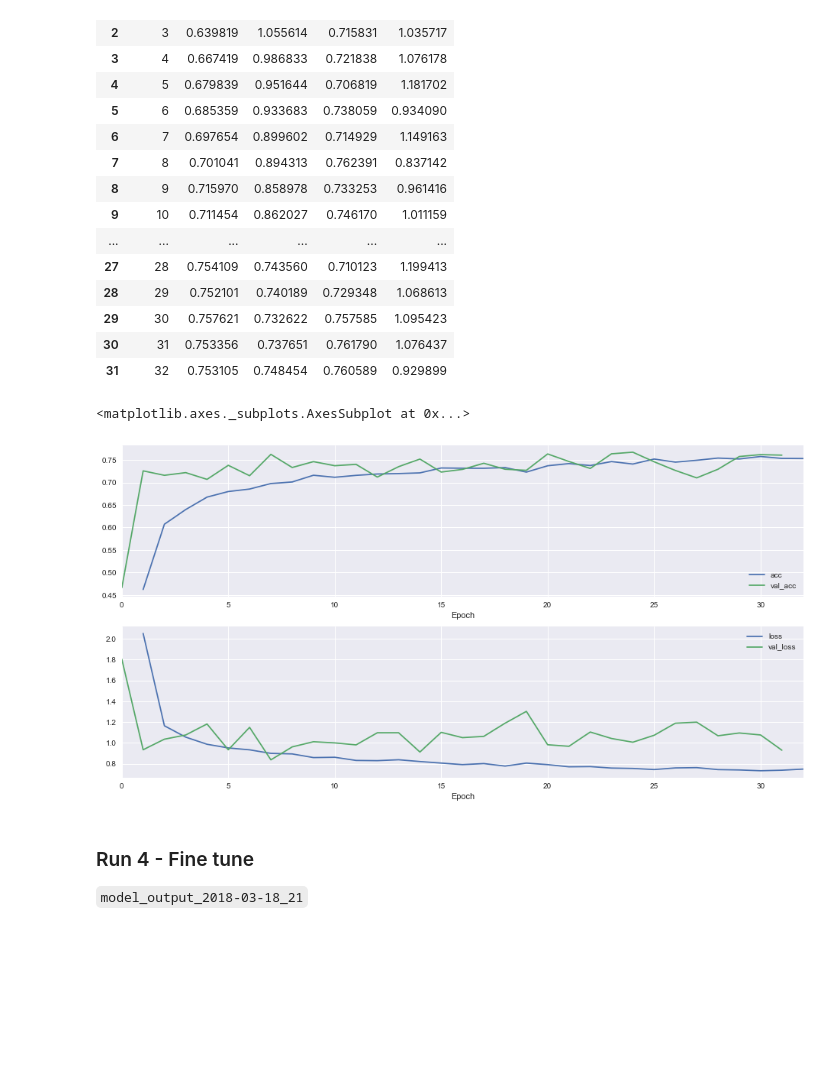
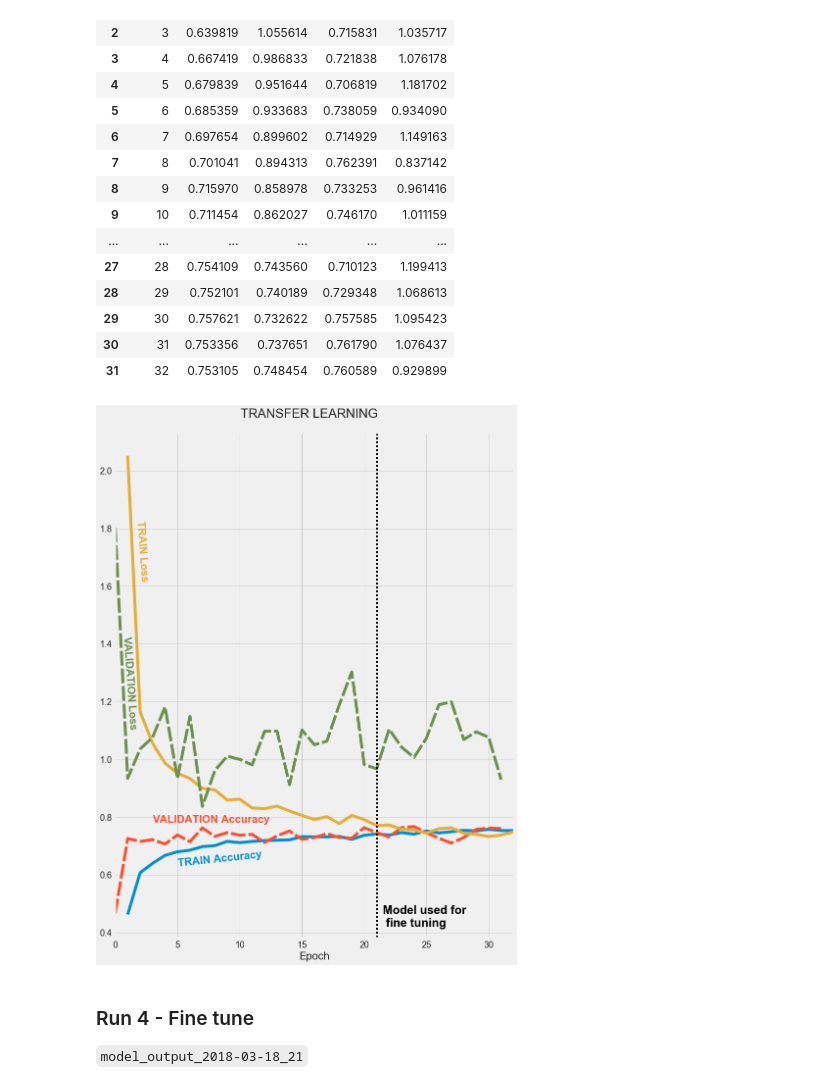
Before and after one commit to chrisrb10/nested, a Jupyter notebook: run_plots.ipynb, the cells around one changed output. Drawn from its saved outputs; the diff is of its cells as text; code cells hidden in the pictures; blank space fills up the shorter version.

```diff
--- a/run_plots.ipynb
+++ b/run_plots.ipynb
@@ -7,6 +7,12 @@ import numpy as np
 import matplotlib.pyplot as plt
 import seaborn as sns
 sns.set()
+
+import matplotlib.style as style
+style.use('fivethirtyeight')
+
+#sns.set_context('talk')
+sns.set_color_codes()
 # %% [markdown]
 ### Run 1
 # %%
@@ -97,7 +103,7 @@ ERROR - only saved tl every 5 epochs (!). Run again ....
 # %% [markdown]
 ### Run 4
 # %%
-training4 = pd.read_csv('./model_run_4_data/history_tl_run4.csv')
+training4 = pd.read_csv('./model_run_4_data/history_tl_run4_copy.csv')
 training4 = training4.rename(columns={'Unnamed: 0':'Epoch'})
 training4['Epoch'] = training4['Epoch']+1
 training4.head(36)
@@ -119,17 +125,46 @@ training4.head(36)
 | 29 | 30 | 0.757621 | 0.732622 | 0.757585 | 1.095423 |
 | 30 | 31 | 0.753356 | 0.737651 | 0.761790 | 1.076437 |
 | 31 | 32 | 0.753105 | 0.748454 | 0.760589 | 0.929899 |
-# %%
-fig, (ax1, ax2) = plt.subplots(2,1, figsize=(16,8))
-
-training4.plot(x='Epoch', y='acc', ax=ax1)
-training4.plot(y='val_acc', ax=ax1)
-
-training4.plot(x='Epoch', y='loss', ax=ax2)
-training4.plot(y='val_loss', ax=ax2)
-# %% [output]
-<matplotlib.axes._subplots.AxesSubplot at 0x...>
-[figure, removed]
+# %%
+fig, ax1 = plt.subplots(1,1, figsize=(12,16))
+linewidth = 6
+
+training4.plot(x='Epoch', y='acc', ax=ax1,linewidth=linewidth)
+training4.plot(y='val_acc', ax=ax1,linewidth=linewidth, linestyle=(0,(5,1)))
+
+training4.plot(x='Epoch', y='loss', ax=ax1,linewidth=linewidth)
+training4.plot(y='val_loss', ax=ax1,linewidth=linewidth, linestyle=(0,(5,1)))
+
+ax1.axvline(21, color='black', linestyle=(0,(1,1)))
+
+
+
+fig.suptitle('TRANSFER LEARNING', fontsize=26)
+fig.tight_layout(rect=[0,0, 1, 0.95])
+
+blue = ax1.get_children()[0].get_color()
+red = ax1.get_children()[1].get_color()
+yellow = ax1.get_children()[2].get_color()
+green = ax1.get_children()[3].get_color()
+
+ax1.text(5, 0.66, 'TRAIN Accuracy', weight='bold', color=blue, fontsize=22, rotation=6)
+ax1.text(3, 0.78, 'VALIDATION Accuracy', weight='bold', color=red, fontsize=22)
+ax1.text(1.6, 1.8, 'TRAIN Loss', weight='bold', color=yellow, fontsize=22, rotation=-86)
+ax1.text(0.5, 1.4, 'VALIDATION Loss', weight='bold', color=green, fontsize=22, rotation = -86)
+
+ax1.text(21.5, 0.42, 'Model used for \n fine tuning', weight='bold', color='black',
+        fontsize=24)
+
+ax1.legend_.remove()
+
+ax1.tick_params(labelsize=18)
+ax1.xaxis.label.set_size(22)
+
+
+
+fig.savefig('./working_data/run4_tl.png')
+# %% [output]
+[figure, added]
 # %% [markdown]
 ### Run 4 - Fine tune
 `model_output_2018-03-18_21`
```
Also changed, not shown: parts of 3 cells of this notebook, 46 other files.
